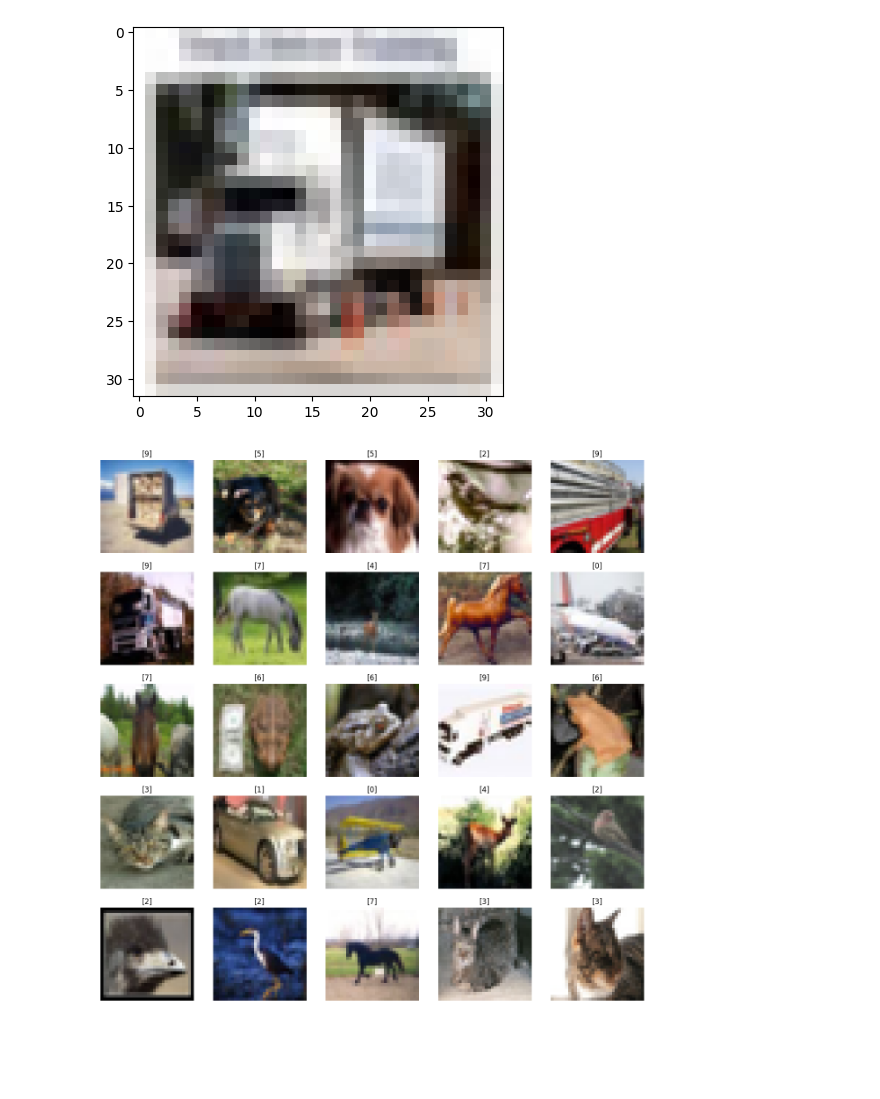
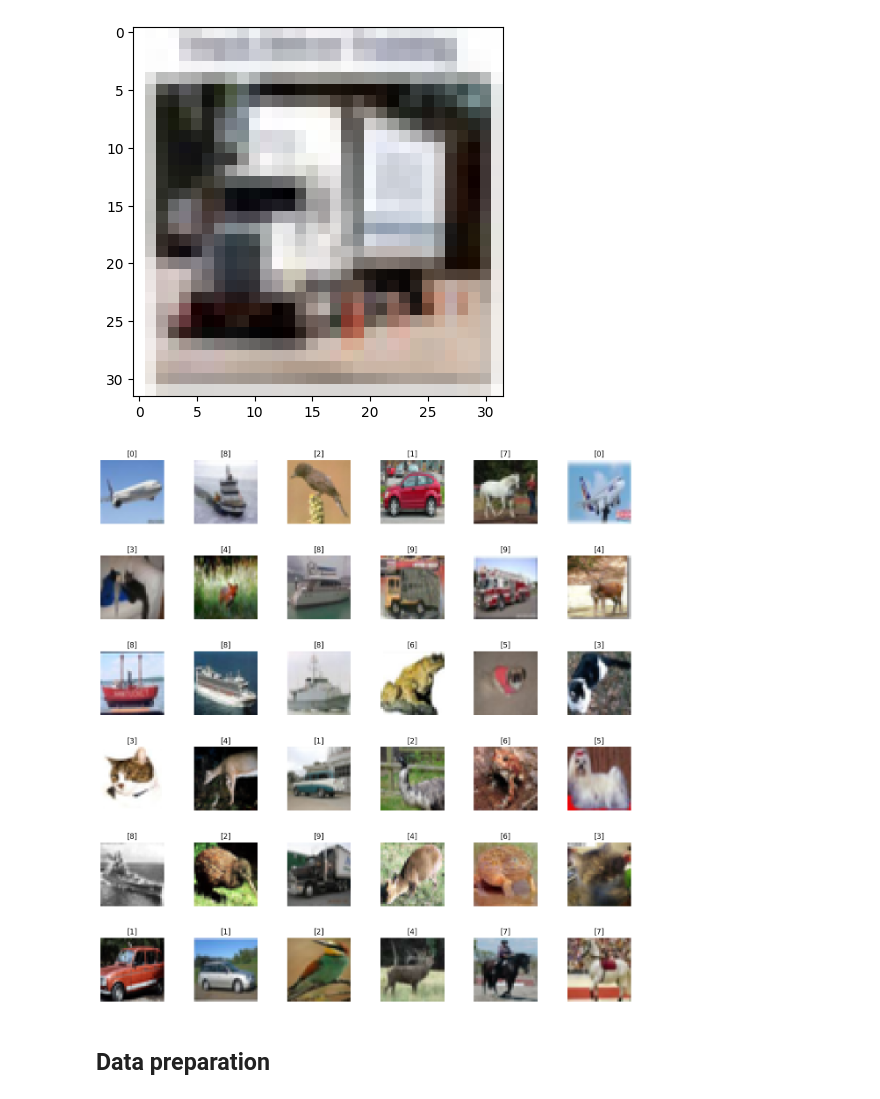
Before and after one commit to techLearner2000/classify_images-cifar-10-_using_cnn, a Jupyter notebook: code.ipynb, the cells around one changed output. Saved outputs shown, nothing was run; the diff lists cells and outputs as text; code cells hidden in the pictures; blank space fills up the shorter version.

```diff
--- a/code.ipynb
+++ b/code.ipynb
@@ -36,13 +44,17 @@ print(y_train[i])
 [9]
 [figure]
 # %%
-fig, axes = plt.subplots(5, 5, figsize = (16, 16))
+fig, axes = plt.subplots(6, 6, figsize = (16, 16))
 axes = axes.ravel()
 
-for i in np.arange(0, 5 * 5):
+for i in np.arange(0, 6 * 6):
     index = np.random.randint(0, len(X_train))
     axes[i].imshow(X_train[index])
     axes[i].axis('off')
     axes[i].set_title(y_train[index])
+
+plt.subplots_adjust(hspace=0.5)
 # %% [output]
-[figure, old version]
+[figure, new version]
+# %% [markdown]
+## Data preparation
```
Also changed, not shown: parts of 12 cells of this notebook.
